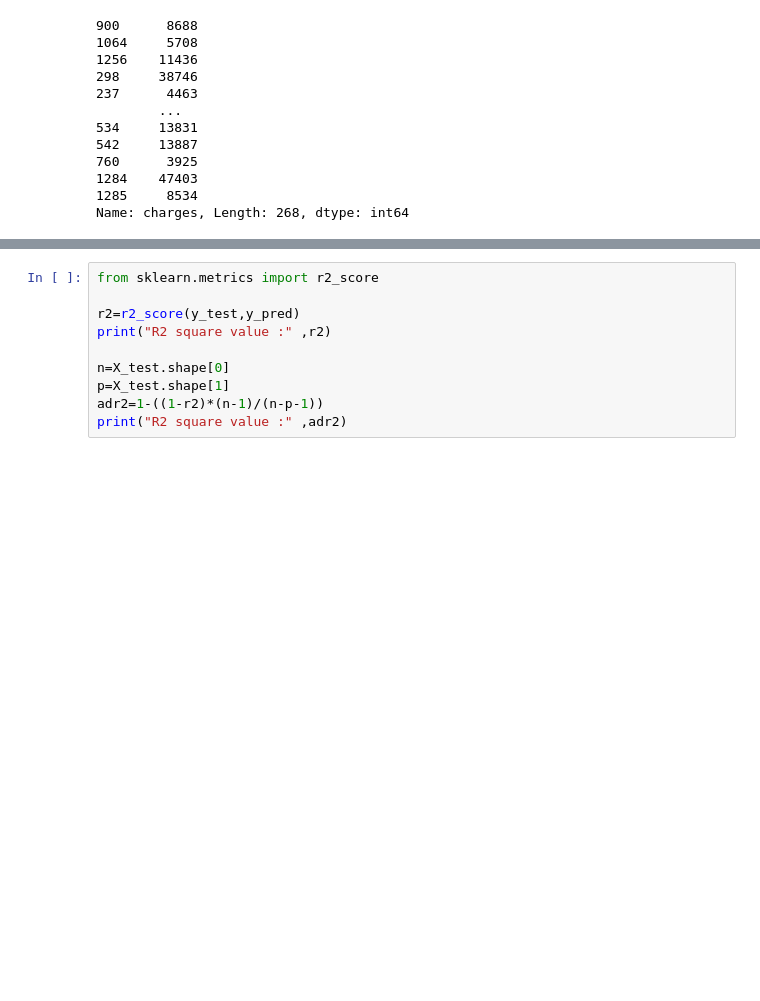
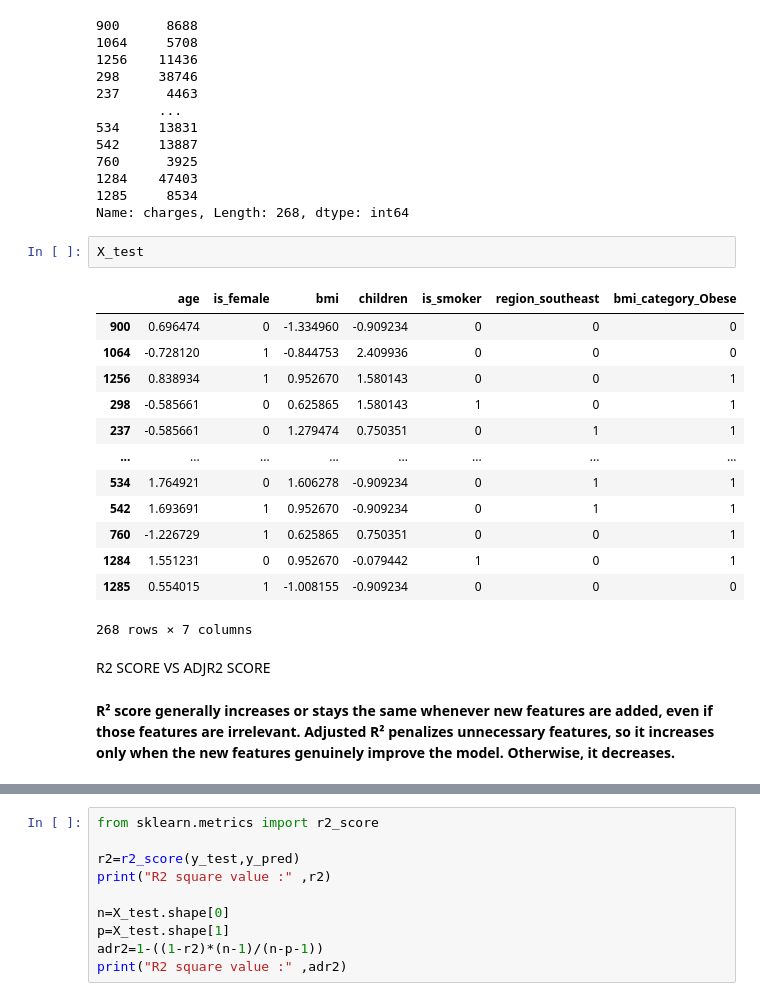
Before and after one commit to Arpit1825/MachineLearning, a Jupyter notebook: insurance.ipynb, the cells around one changed output, grey strips where cells are left out. Saved outputs shown, nothing was run; the diff lists cells and outputs as text; blank space fills up the shorter version.

```diff
--- a/insurance.ipynb
+++ b/insurance.ipynb
@@ -486,3 +486,23 @@ y_test
 1284    47403
 1285     8534
 Name: charges, Length: 268, dtype: int64
+# %%
+X_test
+# %% [output]
+|  | age | is_female | bmi | children | is_smoker | region_southeast | bmi_category_Obese |
+| 900 | 0.696474 | 0 | -1.334960 | -0.909234 | 0 | 0 | 0 |
+| 1064 | -0.728120 | 1 | -0.844753 | 2.409936 | 0 | 0 | 0 |
+| 1256 | 0.838934 | 1 | 0.952670 | 1.580143 | 0 | 0 | 1 |
+| 298 | -0.585661 | 0 | 0.625865 | 1.580143 | 1 | 0 | 1 |
+| 237 | -0.585661 | 0 | 1.279474 | 0.750351 | 0 | 1 | 1 |
+| ... | ... | ... | ... | ... | ... | ... | ... |
+| 534 | 1.764921 | 0 | 1.606278 | -0.909234 | 0 | 1 | 1 |
+| 542 | 1.693691 | 1 | 0.952670 | -0.909234 | 0 | 1 | 1 |
+| 760 | -1.226729 | 1 | 0.625865 | 0.750351 | 0 | 0 | 1 |
+| 1284 | 1.551231 | 0 | 0.952670 | -0.079442 | 1 | 0 | 1 |
+| 1285 | 0.554015 | 1 | -1.008155 | -0.909234 | 0 | 0 | 0 |
+268 rows × 7 columns
+# %% [markdown]
+R2 SCORE VS ADJR2 SCORE
+# %% [markdown]
+**R² score generally increases or stays the same whenever new features are added, even if those features are irrelevant. Adjusted R² penalizes unnecessary features, so it increases only when the new features genuinely improve the model. Otherwise, it decreases.**
```
Also changed, not shown: parts of 3 cells of this notebook, 2 other files.
